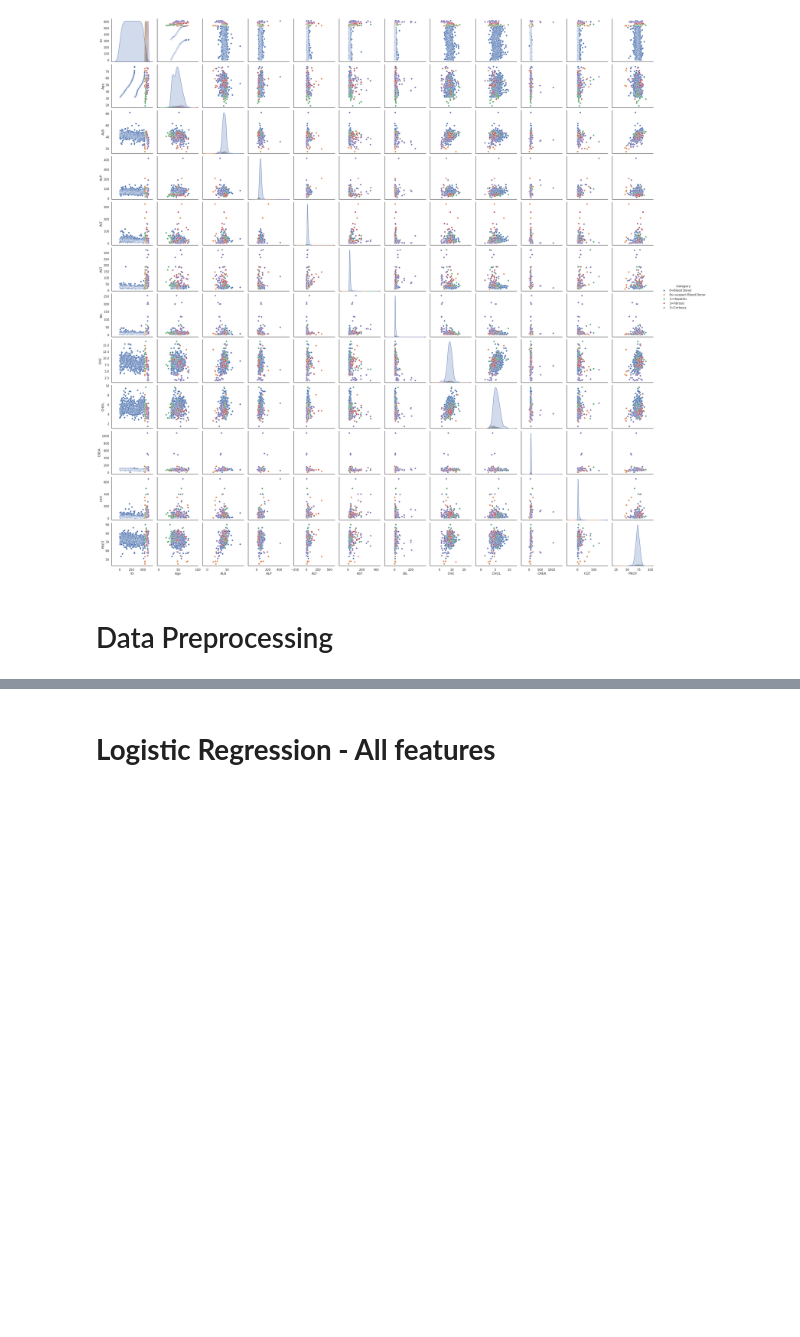
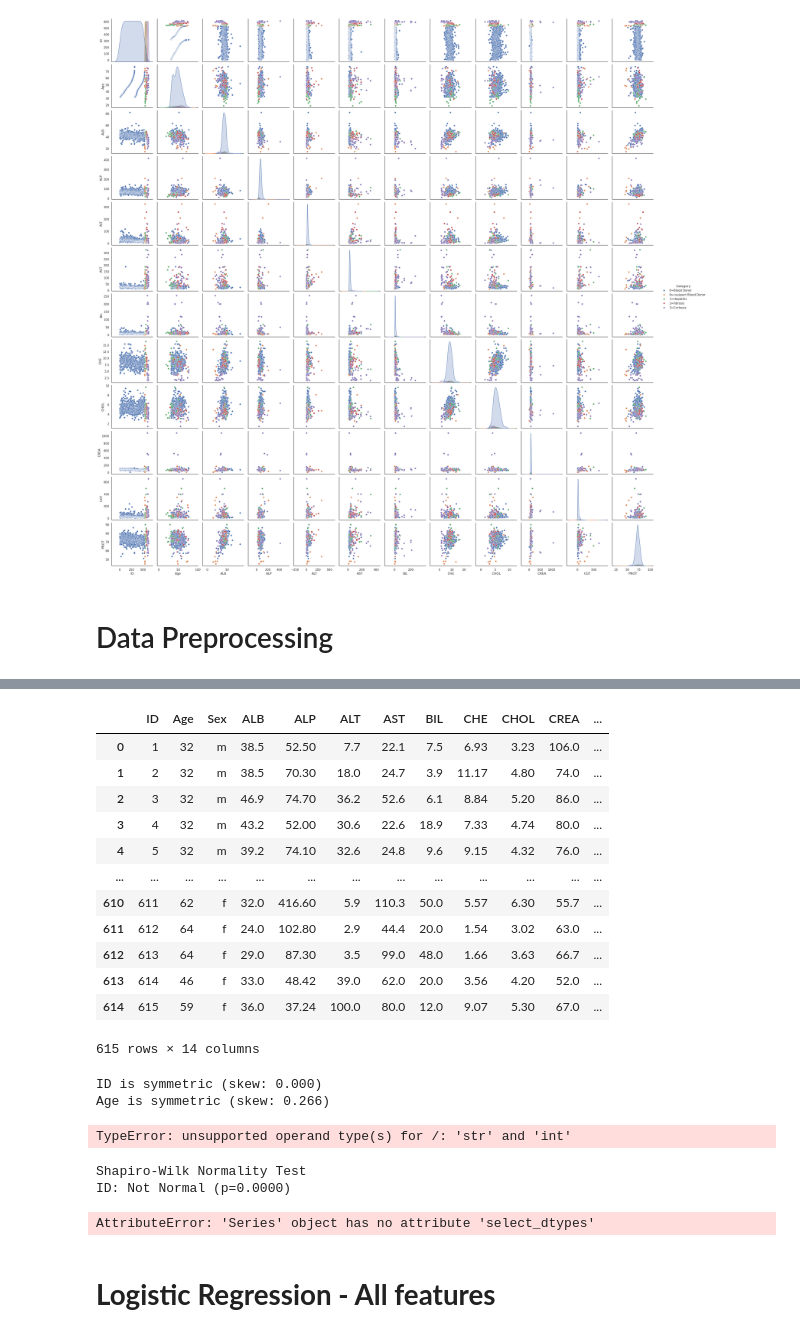
Before and after one commit to MAI3003-Data-Witches/Data-Witches_Project1, a Jupyter notebook: MAI3003_Data_Witches_Assignment_1.ipynb, the cells around one changed output, grey strips where cells are left out. Saved outputs shown, nothing was run; the diff lists cells and outputs as text; code cells hidden in the pictures; blank space fills up the shorter version.

```diff
--- a/MAI3003_Data_Witches_Assignment_1.ipynb
+++ b/MAI3003_Data_Witches_Assignment_1.ipynb
@@ -147,7 +154,7 @@ def distplots(df):
 # %% [markdown]
 #### Drop high missing columns
 # %%
-def drop_high_missing_cols(df, threshold=0.50):
+def drop_high_missing_cols(df, threshold):
     """
     1. Drops columns with a high percentage of missing values.
     """
@@ -210,7 +217,7 @@ def _reconstruct_dataframe(encoded_df, original_df, num_cols, cat_cols, enc):
 # %% [markdown]
 #### KNN imputation
 # %%
-def knn_impute(df, min_thresh=0.05, max_thresh=0.50, n_neighbors=3):
+def knn_impute(df, min_thresh, max_thresh, n_neighbors):
     """
     2. Uses KNN Imputation for columns with moderate missing values (5%-50%).
 
@@ -222,34 +229,7 @@ def knn_impute(df, min_thresh=0.05, max_thresh=0.50, n_neighbors=3):
     """
     print(f"\n--- Running Step 2: KNN Imputation ({min_thresh:.0%} - {max_thresh:.0%} missing) ---")
     # Create a copy to avoid modifying the original dataframe
-    df_imputed = df.copy()
-
-    # --- 1. One-Hot Encoding ---
-
-    # Identify categorical/numerical columns
-    categorical_cols = [col for col in df_imputed.columns
-                        if df_imputed[col].dtype == 'object']
-    numerical_cols = [col for col in df_imputed.columns
-                      if df_imputed[col].dtype != 'object']
-
-    # Initialize encoder
-    encoder = OneHotEncoder(sparse_output=False, handle_unknown='ignore')
-
-    # Handle case with no categorical columns
-    if not categorical_cols:
-        print("   -> No categorical columns found. Skipping encoding.")
-        df_encoded = df_imputed.copy()
-        encoder = None  # Flag that no encoder was used
-    else:
-        print(f"   -> Fitting OneHotEncoder on {len(categorical_cols)} columns...")
-        # Fit and transform the data
-        encoded_cols_df = pd.DataFrame(encoder.fit_transform(df_imputed[categorical_cols]),
-                                       columns=encoder.get_feature_names_out(categorical_cols),
-                                       index=df_imputed.index)
-
-        # Create the new, fully encoded dataframe
-        df_encoded = df_imputed.drop(columns=categorical_cols).join(encoded_cols_df)
-        print(f"   -> Data encoded. New shape: {df_encoded.shape}")
+    df_encoded = df.copy()
 
     # --- 2. KNN Imputation on Data ---
 
@@ -313,7 +293,7 @@ def knn_impute(df, min_thresh=0.05, max_thresh=0.50, n_neighbors=3):
 # %% [markdown]
 #### Normal imputation
 # %%
-def impute_simple_central(df, max_thresh=0.05):
+def impute_simple_central(df, max_thresh):
     """
     3. Uses simple imputation (median/mode) for columns with < 5% missing values.
 
@@ -507,0 +594,4 @@ NameError: name 'data' is not defined
+# %%
+hcv_dropped = drop_high_missing_cols(hcv, threshold=0.50)
+hcv_knn_predicted= knn_impute(hcv_dropped, min_thresh=0.02, max_thresh=0.50, n_neighbors=5)
+hcv_imputed = impute_simple_central(hcv_knn_predicted, max_thresh=0.05)
@@ -508,3 +605,31 @@ NameError: name 'data' is not defined
+# %%
+hcv_imputed
+# %% [output]
+|  | ID | Age | Sex | ALB | ALP | ALT | AST | BIL | CHE | CHOL | CREA | ... |
+| 0 | 1 | 32 | m | 38.5 | 52.50 | 7.7 | 22.1 | 7.5 | 6.93 | 3.23 | 106.0 | ... |
+| 1 | 2 | 32 | m | 38.5 | 70.30 | 18.0 | 24.7 | 3.9 | 11.17 | 4.80 | 74.0 | ... |
+| 2 | 3 | 32 | m | 46.9 | 74.70 | 36.2 | 52.6 | 6.1 | 8.84 | 5.20 | 86.0 | ... |
+| 3 | 4 | 32 | m | 43.2 | 52.00 | 30.6 | 22.6 | 18.9 | 7.33 | 4.74 | 80.0 | ... |
+| 4 | 5 | 32 | m | 39.2 | 74.10 | 32.6 | 24.8 | 9.6 | 9.15 | 4.32 | 76.0 | ... |
+| ... | ... | ... | ... | ... | ... | ... | ... | ... | ... | ... | ... | ... |
+| 610 | 611 | 62 | f | 32.0 | 416.60 | 5.9 | 110.3 | 50.0 | 5.57 | 6.30 | 55.7 | ... |
+| 611 | 612 | 64 | f | 24.0 | 102.80 | 2.9 | 44.4 | 20.0 | 1.54 | 3.02 | 63.0 | ... |
+| 612 | 613 | 64 | f | 29.0 | 87.30 | 3.5 | 99.0 | 48.0 | 1.66 | 3.63 | 66.7 | ... |
+| 613 | 614 | 46 | f | 33.0 | 48.42 | 39.0 | 62.0 | 20.0 | 3.56 | 4.20 | 52.0 | ... |
+| 614 | 615 | 59 | f | 36.0 | 37.24 | 100.0 | 80.0 | 12.0 | 9.07 | 5.30 | 67.0 | ... |
+615 rows × 14 columns
+# %%
+skewness_check(hcv_imputed)
+# %% [output]
+ID is symmetric (skew: 0.000)
+Age is symmetric (skew: 0.266)
+TypeError: unsupported operand type(s) for /: 'str' and 'int'
+# %%
+hcv_normalized = normality_check_and_fix(hcv_imputed)
+# %% [output]
+Shapiro-Wilk Normality Test
+ID: Not Normal (p=0.0000)
+AttributeError: 'Series' object has no attribute 'select_dtypes'
 # %% [markdown]
 # **Logistic Regression - All features**
 # %% [markdown]
```
Also changed, not shown: parts of 15 cells of this notebook.
